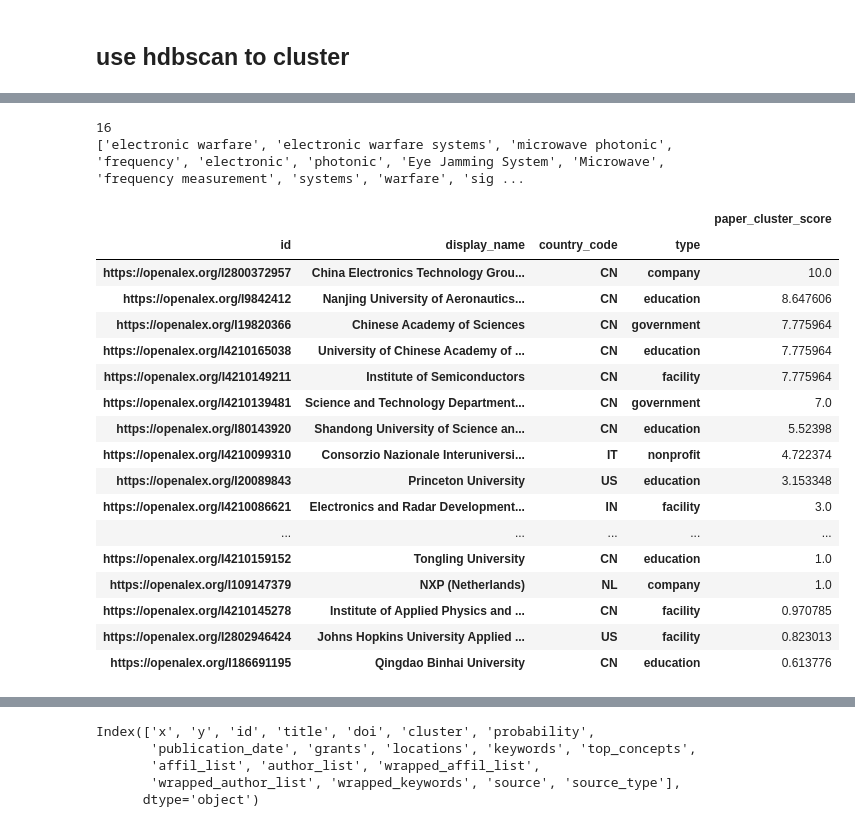
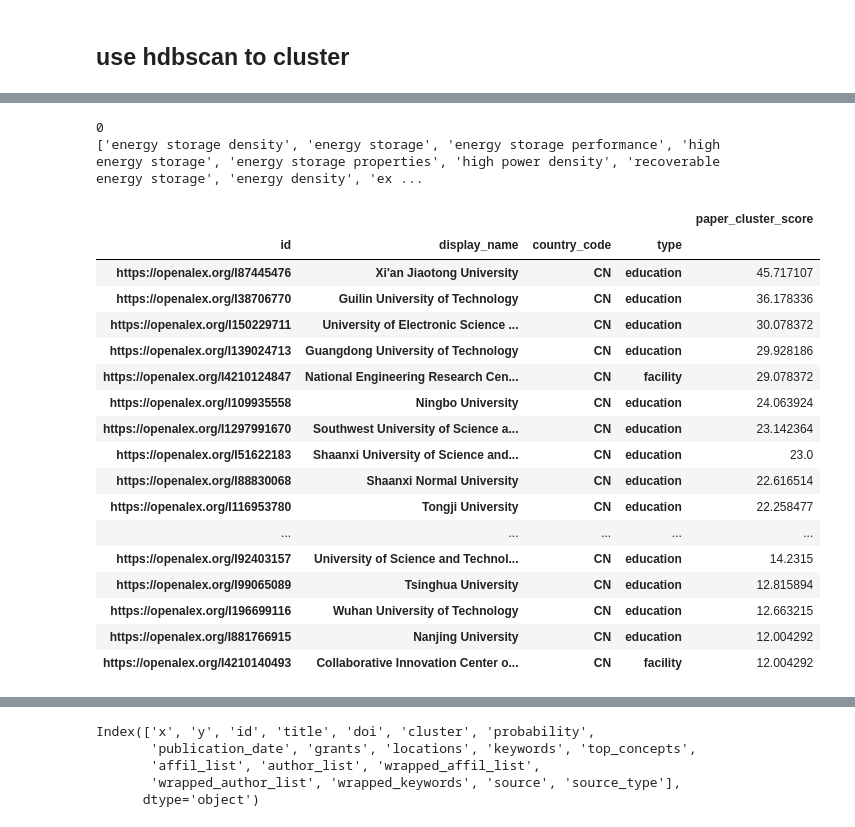
Before and after one commit to doolingdavidrs21/openalex-jamming-guidance, a Jupyter notebook: jamming2d.ipynb, the cells around one changed output, grey strips where cells are left out. Drawn from its saved outputs; the diff is of its cells as text; code cells hidden in the pictures.

```diff
--- a/jamming2d.ipynb
+++ b/jamming2d.ipynb
@@ -49,0 +57,3 @@ places_search_term = ('Zhengzhou University of Aeronautics|Nanjing University of
+# %%
+results, meta  = Concepts().get(return_meta=True)
+print(meta)
@@ -155,7 +185,7 @@ def get_concept_frame(concepts_list:list, i:int):
     and forms the pagination object to retrive the
     records
     """
-    pager = Works().filter(publication_year='>2015',
+    pager = Works().filter(publication_year='>2016',
     #concepts={"id":f"{concepts_list[i]['id']}"}).filter(authorships={"institutions":{"country_code":"CN"}}).\
     #paginate(per_page=200,n_max=None)
     concepts={"id":f"{concepts_list[i]['id']}"}).\
@@ -171,26 +201,3 @@ frames_list = []
 for i in range(len(jamming_concepts)):
     df = get_concept_frame(jamming_concepts, i)
     frames_list.append(df)
-# %%
-asat_places = Institutions().search_filter(display_name=places_search_term).get()
-places = []
-for i in range(len(asat_places)):
-    id_, display_name, works_count = (asat_places[i]['id'],
-    asat_places[i]['display_name'], asat_places[i]['works_count'])
-    places.append((id_, display_name, works_count))
-
-def get_place_frame(inst_list:list, i:int):
-    """
-    takes a list of Concepts() results and an index
-    and forms the pagination object to retrive the
-    records
-    """
-    pager = Works().filter(publication_year='>2018',
-    authorships={"institutions": {"id":f"{inst_list[i]['id']}"}}).\
-    paginate(per_page=200,n_max=inst_list[i]['works_count'])
-    df = pd.DataFrame()
-    for page in tqdm(pager):
-        dfpage = process_works_list(page)
-        df = pd.concat([df, dfpage], ignore_index=True)
-        df.drop_duplicates(subset='id', keep='first',inplace=True)
-    return df
@@ -293,6 +327,7 @@ import hdbscan
 hdbscan_args = {'min_cluster_size': 10,
                             'metric': 'euclidean',
                             'cluster_selection_method': 'eom',
+                            'cluster_selection_epsilon': 0.1
                }
 
 cluster = hdbscan.HDBSCAN(**hdbscan_args).fit(dfreduced[['x','y']].to_numpy())
@@ -527,28 +573,28 @@ dv84.head(10)
 # %%
-dv84, kw84 = get_affils_cluster_sort(dftriple, 16)
+dv84, kw84 = get_affils_cluster_sort(dftriple, 0)
 print(kw84)
 dv84.head(20)
 # %% [output]
-16
-['electronic warfare', 'electronic warfare systems', 'microwave photonic', 'frequency', 'electronic', 'photonic', 'Eye Jamming System', 'Microwave', 'frequency measurement', 'systems', 'warfare', 'sig ...
+0
+['energy storage density', 'energy storage', 'energy storage performance', 'high energy storage', 'energy storage properties', 'high power density', 'recoverable energy storage', 'energy density', 'ex ...
 |  |  |  |  | paper_cluster_score |
 | id | display_name | country_code | type |  |
-| https://openalex.org/I2800372957 | China Electronics Technology Grou... | CN | company | 10.0 |
-| https://openalex.org/I9842412 | Nanjing University of Aeronautics... | CN | education | 8.647606 |
-| https://openalex.org/I19820366 | Chinese Academy of Sciences | CN | government | 7.775964 |
-| https://openalex.org/I4210165038 | University of Chinese Academy of ... | CN | education | 7.775964 |
-| https://openalex.org/I4210149211 | Institute of Semiconductors | CN | facility | 7.775964 |
-| https://openalex.org/I4210139481 | Science and Technology Department... | CN | government | 7.0 |
-| https://openalex.org/I80143920 | Shandong University of Science an... | CN | education | 5.52398 |
-| https://openalex.org/I4210099310 | Consorzio Nazionale Interuniversi... | IT | nonprofit | 4.722374 |
-| https://openalex.org/I20089843 | Princeton University | US | education | 3.153348 |
-| https://openalex.org/I4210086621 | Electronics and Radar Development... | IN | facility | 3.0 |
+| https://openalex.org/I87445476 | Xi'an Jiaotong University | CN | education | 45.717107 |
+| https://openalex.org/I38706770 | Guilin University of Technology | CN | education | 36.178336 |
+| https://openalex.org/I150229711 | University of Electronic Science ... | CN | education | 30.078372 |
+| https://openalex.org/I139024713 | Guangdong University of Technology | CN | education | 29.928186 |
+| https://openalex.org/I4210124847 | National Engineering Research Cen... | CN | facility | 29.078372 |
+| https://openalex.org/I109935558 | Ningbo University | CN | education | 24.063924 |
+| https://openalex.org/I1297991670 | Southwest University of Science a... | CN | education | 23.142364 |
+| https://openalex.org/I51622183 | Shaanxi University of Science and... | CN | education | 23.0 |
+| https://openalex.org/I88830068 | Shaanxi Normal University | CN | education | 22.616514 |
+| https://openalex.org/I116953780 | Tongji University | CN | education | 22.258477 |
 | ... | ... | ... | ... | ... |
-| https://openalex.org/I4210159152 | Tongling University | CN | education | 1.0 |
-| https://openalex.org/I109147379 | NXP (Netherlands) | NL | company | 1.0 |
-| https://openalex.org/I4210145278 | Institute of Applied Physics and ... | CN | facility | 0.970785 |
-| https://openalex.org/I2802946424 | Johns Hopkins University Applied ... | US | facility | 0.823013 |
-| https://openalex.org/I186691195 | Qingdao Binhai University | CN | education | 0.613776 |
+| https://openalex.org/I92403157 | University of Science and Technol... | CN | education | 14.2315 |
+| https://openalex.org/I99065089 | Tsinghua University | CN | education | 12.815894 |
+| https://openalex.org/I196699116 | Wuhan University of Technology | CN | education | 12.663215 |
+| https://openalex.org/I881766915 | Nanjing University | CN | education | 12.004292 |
+| https://openalex.org/I4210140493 | Collaborative Innovation Center o... | CN | facility | 12.004292 |
 # %%
 #dv84, kw84 = get_affils_cluster_sort(dftriple, 3)
 #print(kw84)
```
Also changed, not shown: parts of 62 cells of this notebook.
